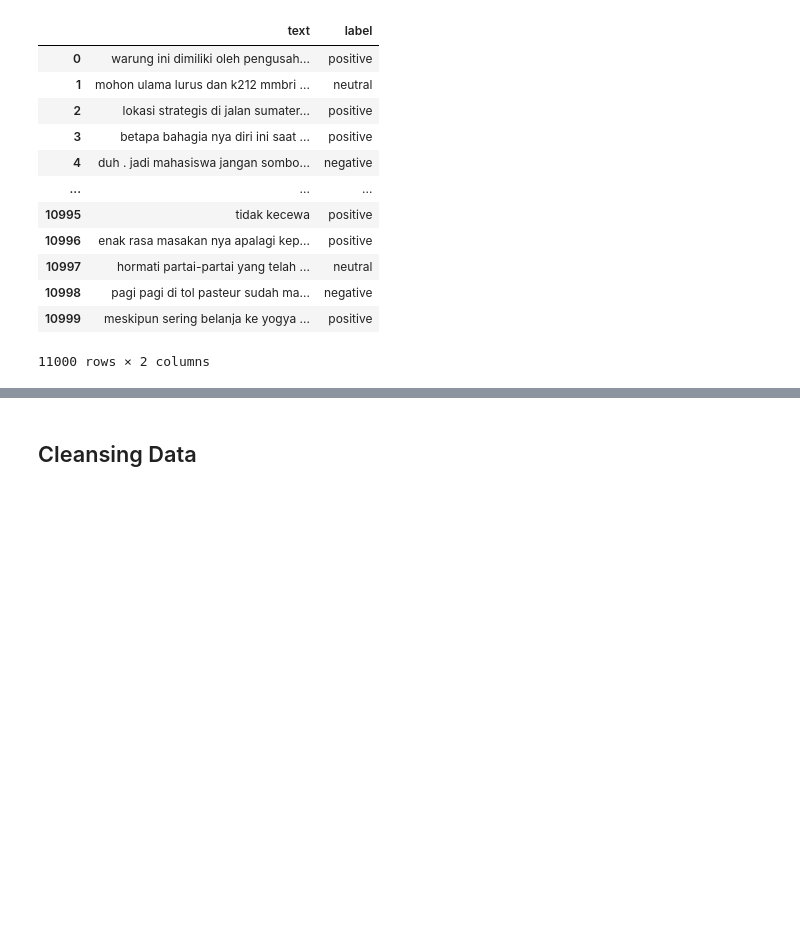
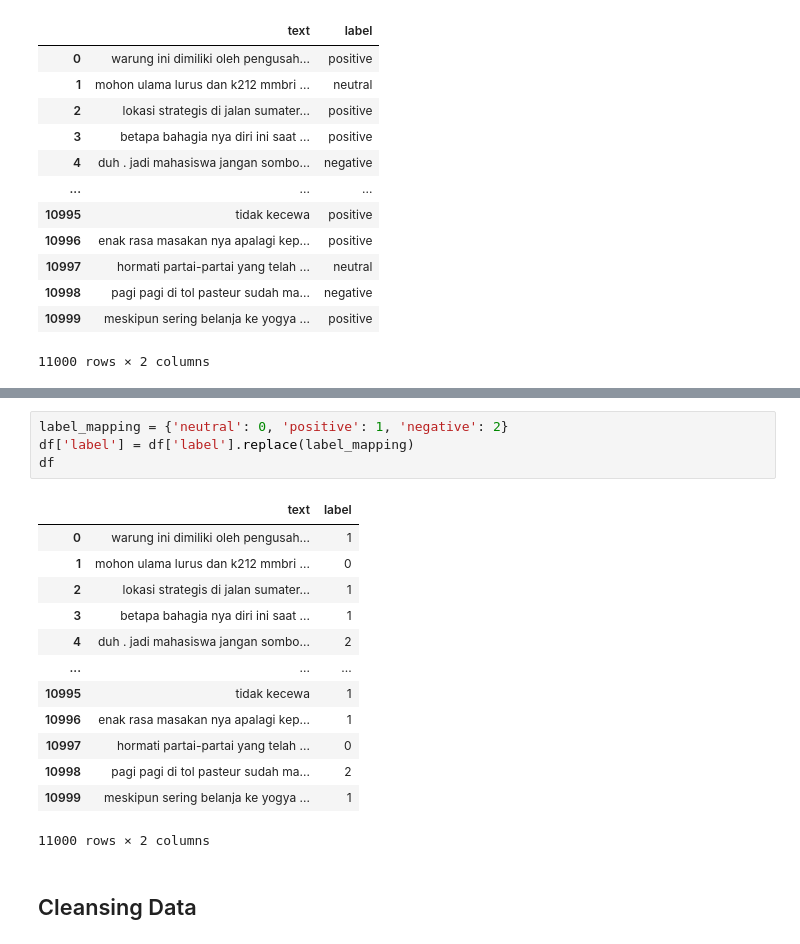
Before and after one commit to hendrihmwn/24001109-19-hen-dwi-analysis-platinum, a Jupyter notebook: modeling/NN_MLP.ipynb, the cells around one changed output, grey strips where cells are left out. Drawn from its saved outputs; the diff is of its cells as text; blank space fills up the shorter version.

```diff
--- a/modeling/NN_MLP.ipynb
+++ b/modeling/NN_MLP.ipynb
@@ -37,3 +46,21 @@ df
+# %%
+label_mapping = {'neutral': 0, 'positive': 1, 'negative': 2}
+df['label'] = df['label'].replace(label_mapping)
+df
+# %% [output]
+|  | text | label |
+| 0 | warung ini dimiliki oleh pengusah... | 1 |
+| 1 | mohon ulama lurus dan k212 mmbri ... | 0 |
+| 2 | lokasi strategis di jalan sumater... | 1 |
+| 3 | betapa bahagia nya diri ini saat ... | 1 |
+| 4 | duh . jadi mahasiswa jangan sombo... | 2 |
+| ... | ... | ... |
+| 10995 | tidak kecewa | 1 |
+| 10996 | enak rasa masakan nya apalagi kep... | 1 |
+| 10997 | hormati partai-partai yang telah ... | 0 |
+| 10998 | pagi pagi di tol pasteur sudah ma... | 2 |
+| 10999 | meskipun sering belanja ke yogya ... | 1 |
+11000 rows × 2 columns
 # %% [markdown]
 ## Cleansing Data
 # %%
```
Also changed, not shown: parts of 14 cells of this notebook, 6 other files.
